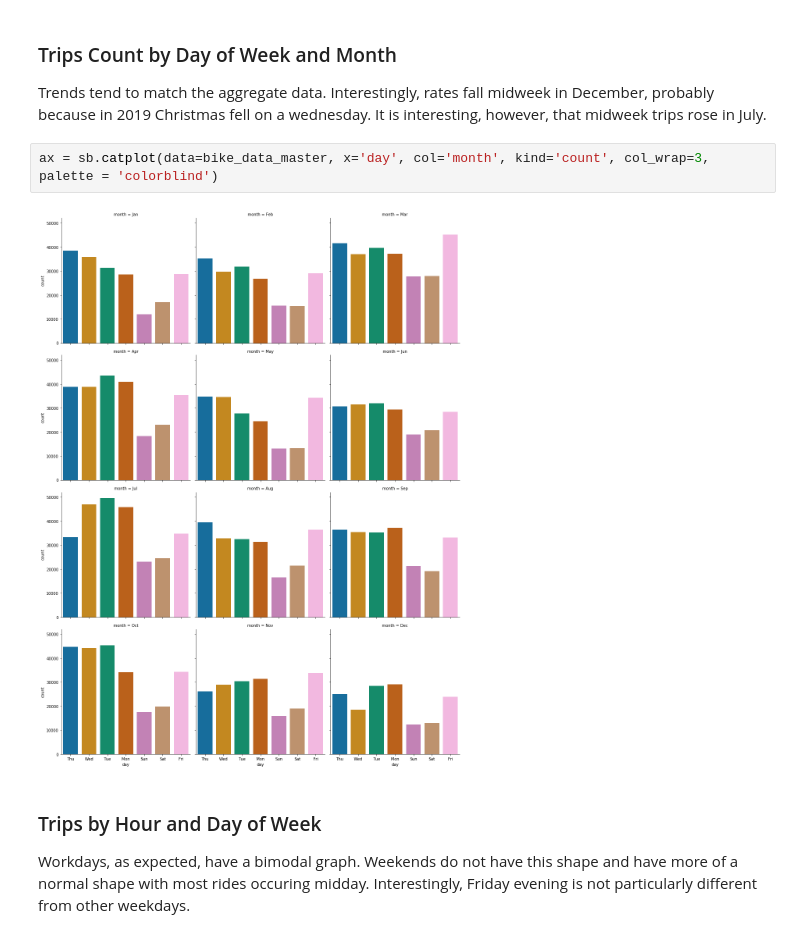
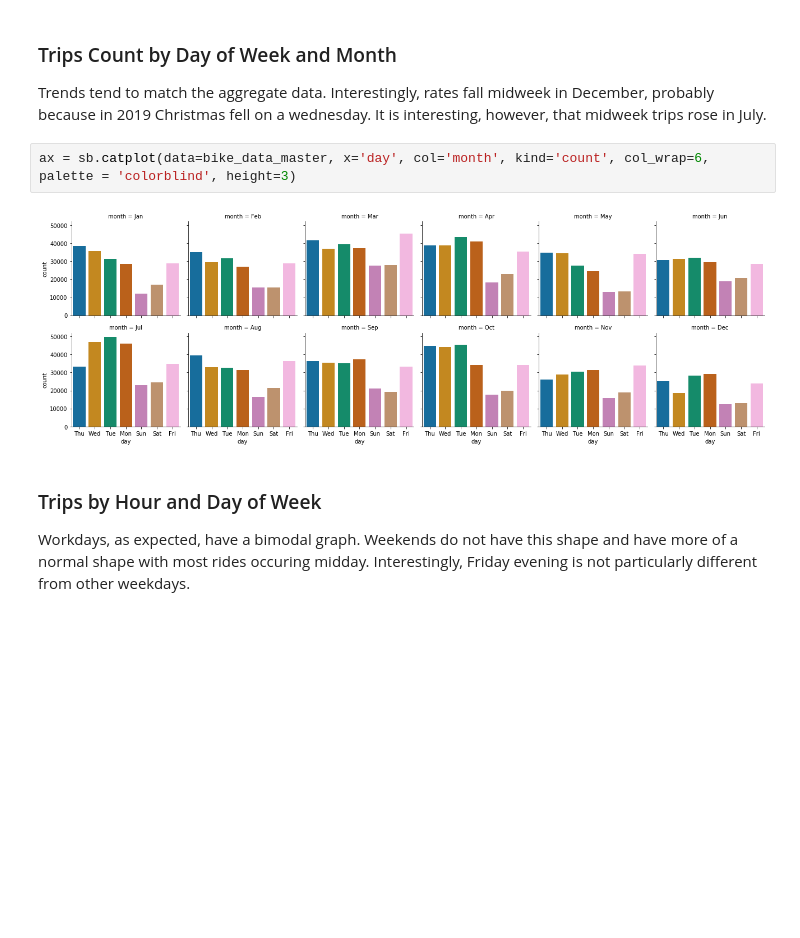
Before and after one commit to Deveorac/Bike_data_analysis, a Jupyter notebook: slide_deck.ipynb, the cells around one changed output. Drawn from its saved outputs; the diff is of its cells as text; blank space fills up the shorter version.

```diff
--- a/slide_deck.ipynb
+++ b/slide_deck.ipynb
@@ -246,9 +248,9 @@ Text(0.5, 1, 'Correlation Analysis')
 
 Trends tend to match the aggregate data. Interestingly, rates fall midweek in December, probably because in 2019 Christmas fell on a wednesday. It is interesting, however, that midweek trips rose in July.
 # %%
-ax = sb.catplot(data=bike_data_master, x='day', col='month', kind='count', col_wrap=3, palette = 'colorblind')
+ax = sb.catplot(data=bike_data_master, x='day', col='month', kind='count', col_wrap=6, palette = 'colorblind', height=3)
 # %% [output]
-[figure, old version]
+[figure, new version]
 # %% [markdown]
 ### Trips by Hour and Day of Week
 
```
Also changed, not shown: parts of 5 cells of this notebook, 1 other file.
